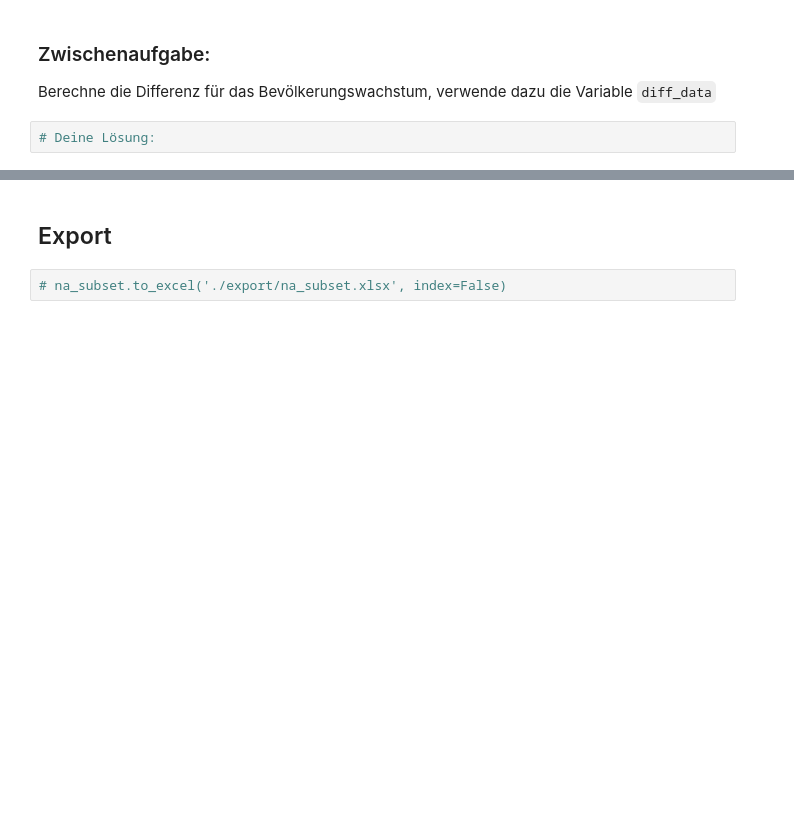
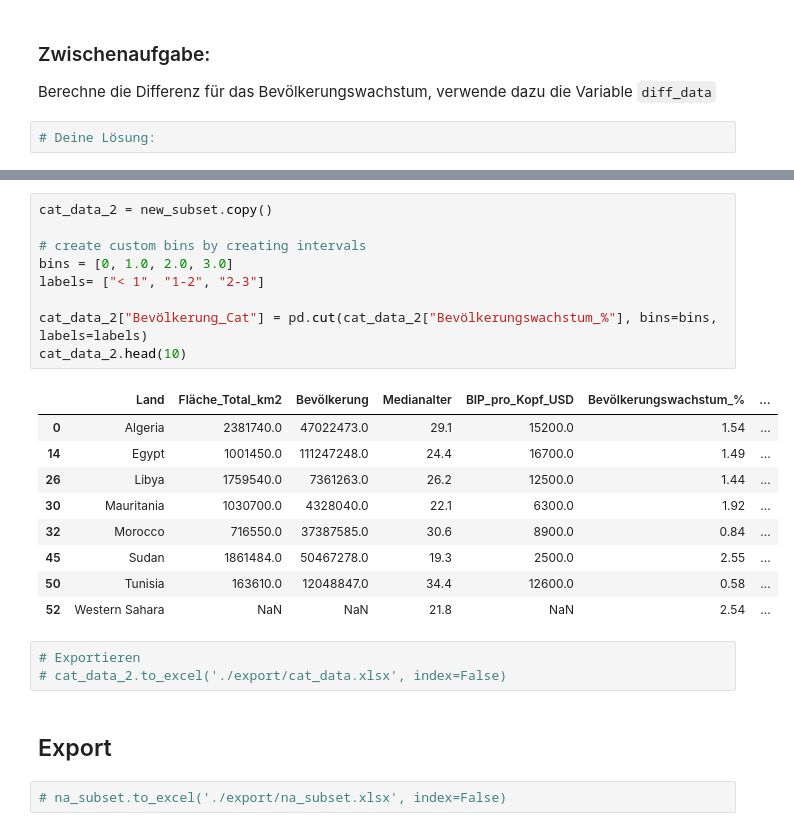
Before and after one commit to hslu-dda/dda-introduction-to-python, a Jupyter notebook: 03_Pandas/Intro-Data-Preparation-Pandas.ipynb, the cells around one changed output, grey strips where cells are left out. Drawn from its saved outputs; the diff is of its cells as text; blank space fills up the shorter version.

```diff
--- a/03_Pandas/Intro-Data-Preparation-Pandas.ipynb
+++ b/03_Pandas/Intro-Data-Preparation-Pandas.ipynb
@@ -222,3 +262,25 @@ Berechne die Differenz für das Bevölkerungswachstum, verwende dazu die Variabl
+# %%
+cat_data_2 = new_subset.copy()
+
+# create custom bins by creating intervals
+bins = [0, 1.0, 2.0, 3.0]
+labels= ["< 1", "1-2", "2-3"]
+
+cat_data_2["Bevölkerung_Cat"] = pd.cut(cat_data_2["Bevölkerungswachstum_%"], bins=bins, labels=labels)
+cat_data_2.head(10)
+# %% [output]
+|  | Land | Fläche_Total_km2 | Bevölkerung | Medianalter | BIP_pro_Kopf_USD | Bevölkerungswachstum_% | ... |
+| 0 | Algeria | 2381740.0 | 47022473.0 | 29.1 | 15200.0 | 1.54 | ... |
+| 14 | Egypt | 1001450.0 | 111247248.0 | 24.4 | 16700.0 | 1.49 | ... |
+| 26 | Libya | 1759540.0 | 7361263.0 | 26.2 | 12500.0 | 1.44 | ... |
+| 30 | Mauritania | 1030700.0 | 4328040.0 | 22.1 | 6300.0 | 1.92 | ... |
+| 32 | Morocco | 716550.0 | 37387585.0 | 30.6 | 8900.0 | 0.84 | ... |
+| 45 | Sudan | 1861484.0 | 50467278.0 | 19.3 | 2500.0 | 2.55 | ... |
+| 50 | Tunisia | 163610.0 | 12048847.0 | 34.4 | 12600.0 | 0.58 | ... |
+| 52 | Western Sahara | NaN | NaN | 21.8 | NaN | 2.54 | ... |
+# %%
+# Exportieren
+# cat_data_2.to_excel('./export/cat_data.xlsx', index=False)
 # %% [markdown]
 ## Export
 # %%
```
Also changed, not shown: parts of 8 cells of this notebook, 1 other file.
